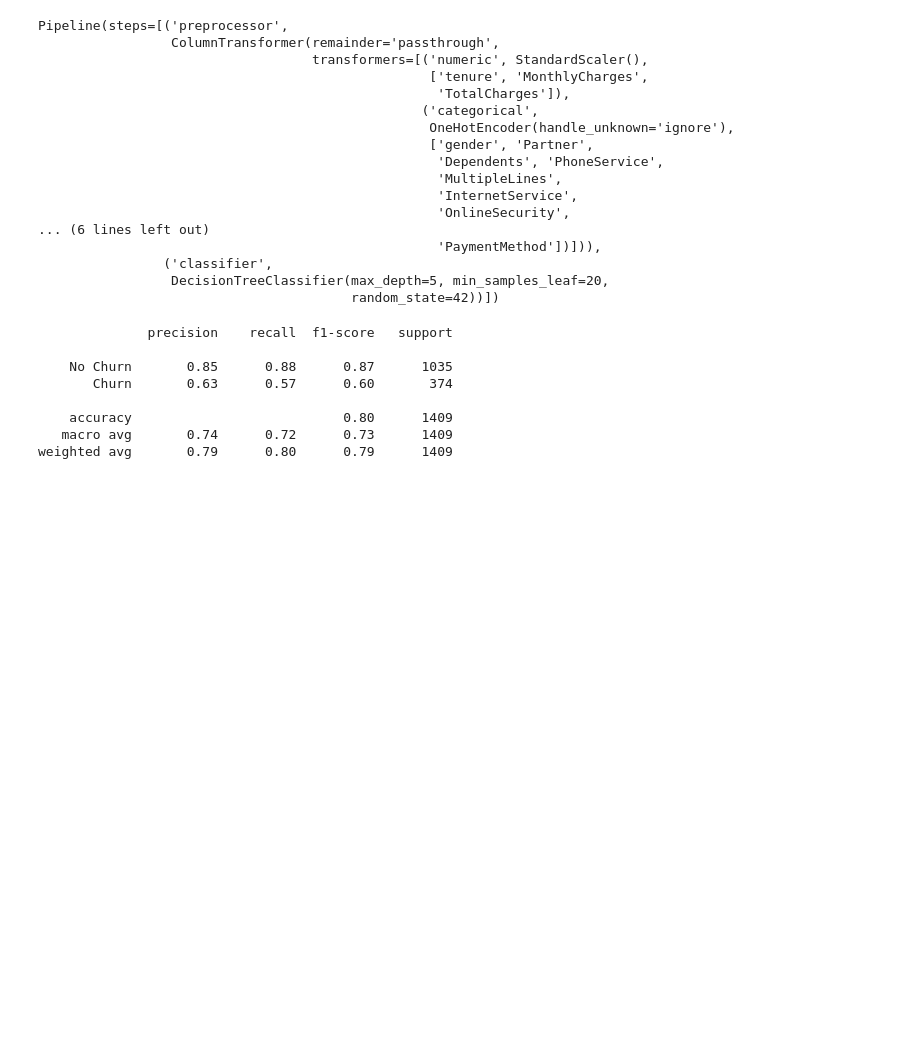
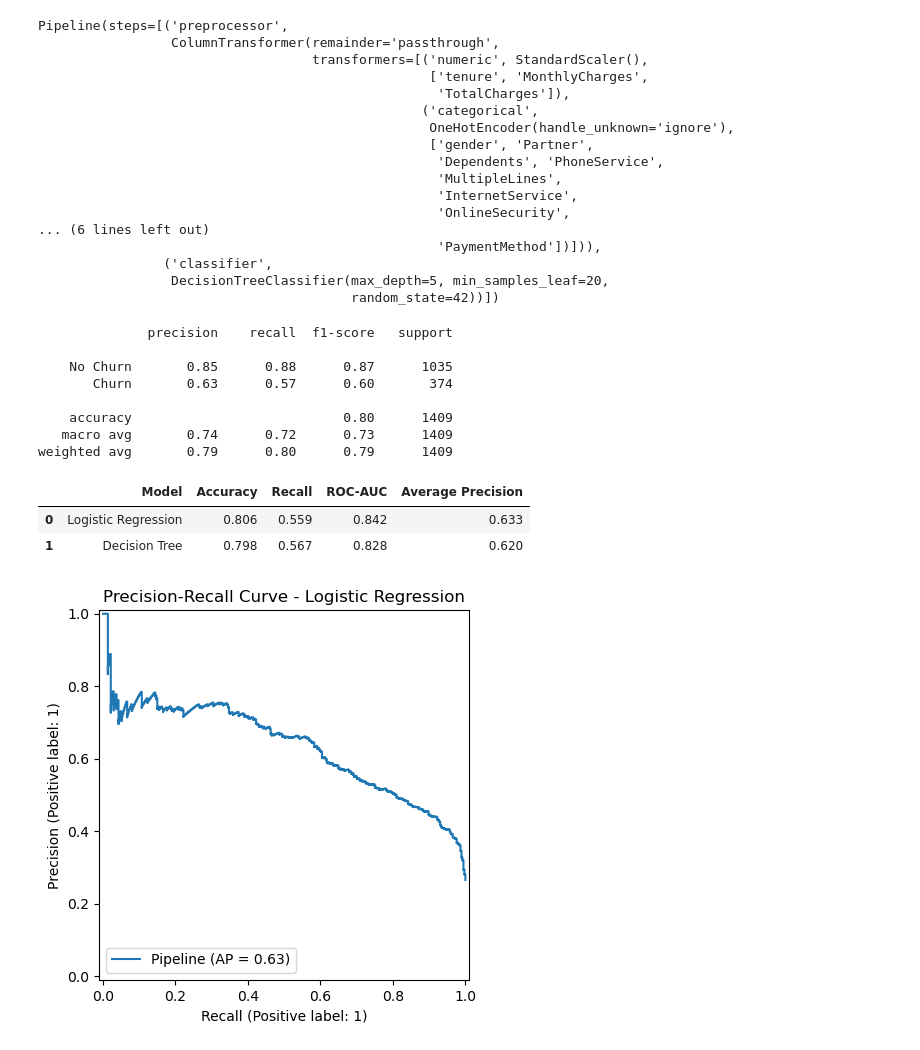
Before and after one commit to dekatii/telco-customer-churn-ml, a Jupyter notebook: notebooks/01_data_exploration.ipynb, the cells around one changed output. Cells and saved outputs as stored; diff of their text form; code cells hidden in the pictures; blank space fills up the shorter version.

```diff
--- a/notebooks/01_data_exploration.ipynb
+++ b/notebooks/01_data_exploration.ipynb
@@ -633,3 +633,61 @@ print(
     accuracy                           0.80      1409
    macro avg       0.74      0.72      0.73      1409
 weighted avg       0.79      0.80      0.79      1409
+# %%
+import pandas as pd
+
+from sklearn.metrics import (
+    accuracy_score,
+    recall_score,
+    roc_auc_score,
+    average_precision_score
+)
+
+# Predicted probabilities for the positive class (Churn)
+lr_proba = model_pipeline.predict_proba(X_test)[:, 1]
+tree_proba = tree_pipeline.predict_proba(X_test)[:, 1]
+
+# Predictions using the default threshold
+lr_pred = (lr_proba >= 0.5).astype(int)
+tree_pred = (tree_proba >= 0.5).astype(int)
+
+# Compare the models
+comparison = pd.DataFrame({
+    "Model": ["Logistic Regression", "Decision Tree"],
+    "Accuracy": [
+        accuracy_score(y_test, lr_pred),
+        accuracy_score(y_test, tree_pred)
+    ],
+    "Recall": [
+        recall_score(y_test, lr_pred),
+        recall_score(y_test, tree_pred)
+    ],
+    "ROC-AUC": [
+        roc_auc_score(y_test, lr_proba),
+        roc_auc_score(y_test, tree_proba)
+    ],
+    "Average Precision": [
+        average_precision_score(y_test, lr_proba),
+        average_precision_score(y_test, tree_proba)
+    ]
+})
+
+comparison.round(3)
+# %% [output]
+|  | Model | Accuracy | Recall | ROC-AUC | Average Precision |
+| 0 | Logistic Regression | 0.806 | 0.559 | 0.842 | 0.633 |
+| 1 | Decision Tree | 0.798 | 0.567 | 0.828 | 0.620 |
+# %%
+import matplotlib.pyplot as plt
+from sklearn.metrics import PrecisionRecallDisplay
+
+PrecisionRecallDisplay.from_estimator(
+    model_pipeline,
+    X_test,
+    y_test
+)
+
+plt.title("Precision-Recall Curve - Logistic Regression")
+plt.show()
+# %% [output]
+[figure, added]
```
Also changed, not shown: parts of 9 cells of this notebook.
